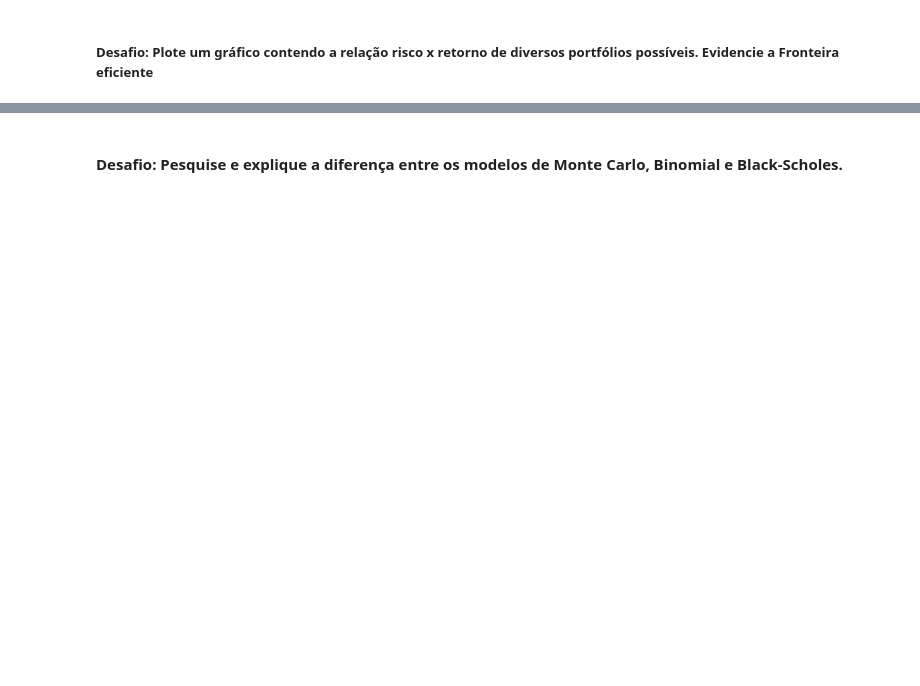
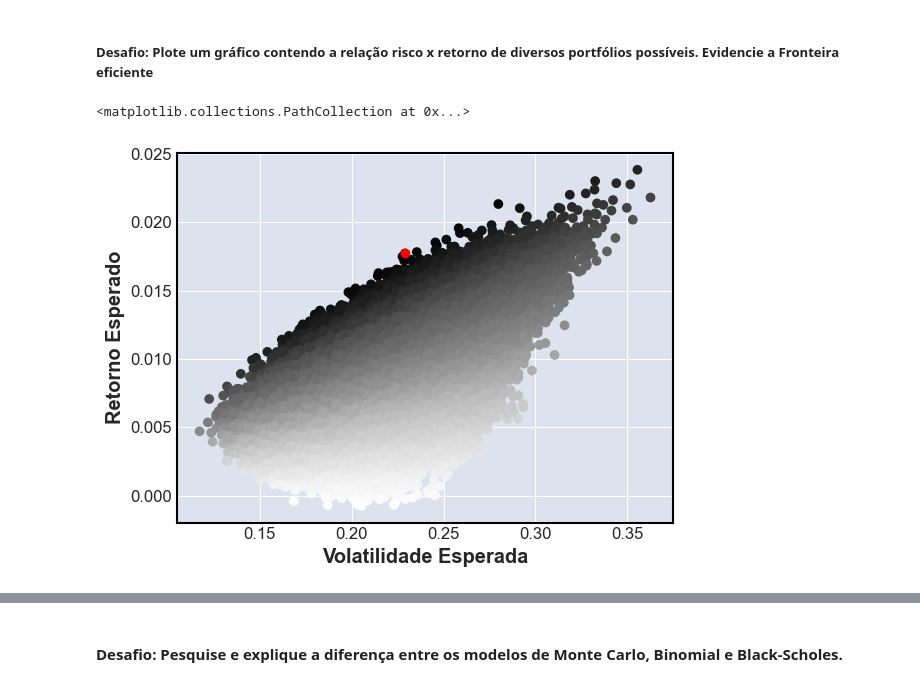
Before and after one commit to Miguelrfeitosa2/Fin-Quant, a Jupyter notebook: case_macaq_1.2.ipynb, the cells around one changed output, grey strips where cells are left out. Drawn from its saved outputs; the diff is of its cells as text; code cells hidden in the pictures; blank space fills up the shorter version.

```diff
--- a/case_macaq_1.2.ipynb
+++ b/case_macaq_1.2.ipynb
@@ -832,2 +864,18 @@ Name: 0.05, dtype: float64
 # %% [markdown]
 ##### __Desafio:__ Plote um gráfico contendo a relação risco x retorno de diversos portfólios possíveis. Evidencie a Fronteira eficiente
+# %%
+retorno_médio_log = port_return_individual.dropna().diff().mean()
+número_carteiras = 1000000
+tb_pesos = np.zeros((número_carteiras, len(lista_ações)))
+tb_retorno = np.zeros(número_carteiras)
+tb_sharpe = np.zeros(número_carteiras)
+tb_vol = np.zeros(número_carteiras)
+for k in range(número_carteiras):
+    pesos = np.random.random(len(lista_ações))
+    pesos /= np.sum(pesos)
+    tb_pesos[k, :] = pesos
+    tb_retorno[k] = np.sum(retorno_médio_log*pesos*252)
+    tb_vol[k] = np.sqrt(np.dot(pesos.T, np.dot(covport*252, pesos)))
+    tb_sharpe[k] = tb_retorno[k]/tb_vol[k]
+
+sharp_máx = tb_sharpe.argmax() #peso maior para maiores retornos passados
@@ -834,3 +888,12 @@ Name: 0.05, dtype: float64
+# %%
+fig, ax = plt.subplots()
+ax.scatter(tb_vol, tb_retorno, c = tb_sharpe)
+plt.xlabel("Volatilidade Esperada")
+plt.ylabel("Retorno Esperado")
+ax.scatter(tb_vol[sharp_máx], tb_retorno[sharp_máx], c = 'red')
+# %% [output]
+<matplotlib.collections.PathCollection at 0x...>
+[figure, added]
 # %% [markdown]
 ## 5) Processos estocáticos
 
```
Also changed, not shown: parts of 24 cells of this notebook.
